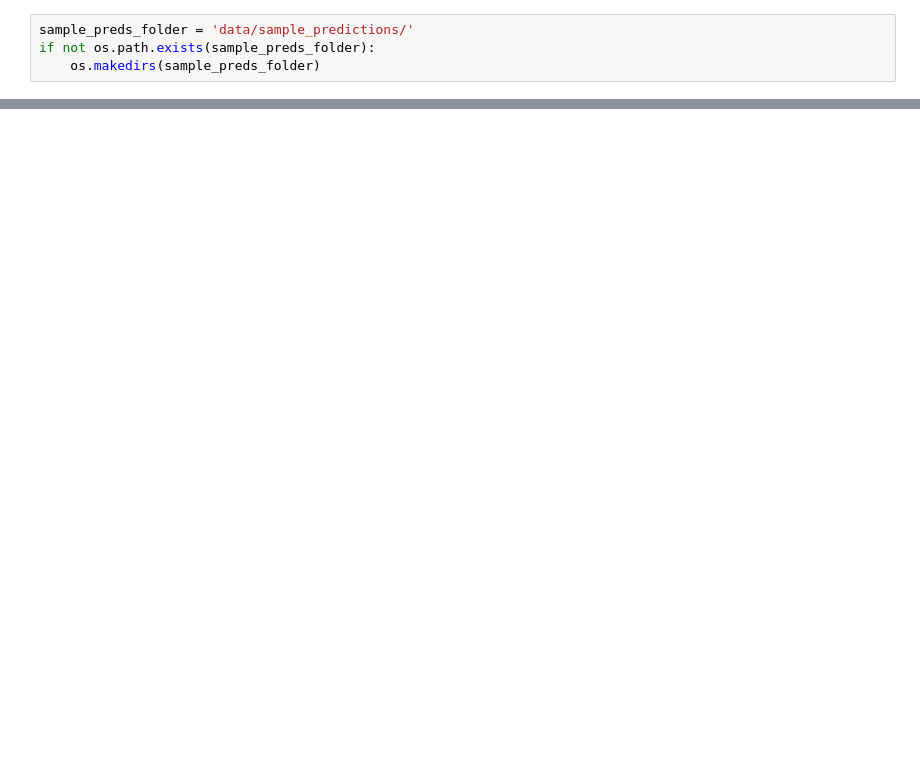
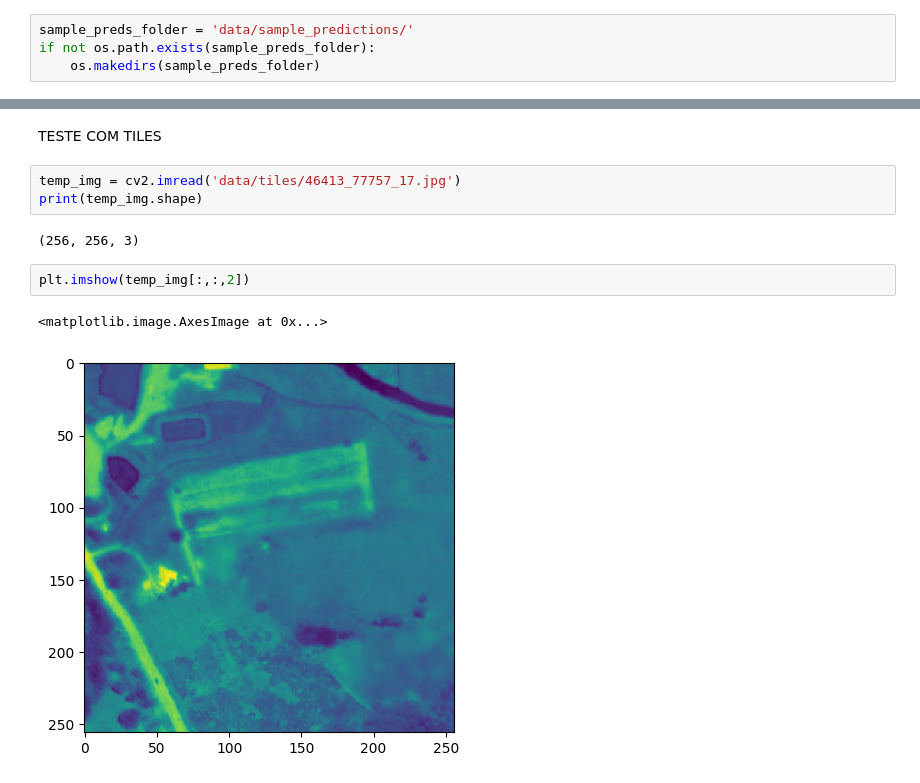
Before and after one commit to lcsferreira/landcover-semantic-segmentation, a Jupyter notebook: kaggle.ipynb, the cells around one changed output, grey strips where cells are left out. Saved outputs shown, nothing was run; the diff lists cells and outputs as text; blank space fills up the shorter version.

```diff
--- a/kaggle.ipynb
+++ b/kaggle.ipynb
@@ -467,0 +520,12 @@ plt.show()
+# %% [markdown]
+TESTE COM TILES
+# %%
+temp_img = cv2.imread('data/tiles/46413_77757_17.jpg')
+print(temp_img.shape)
+# %% [output]
+(256, 256, 3)
+# %%
+plt.imshow(temp_img[:,:,2])
+# %% [output]
+<matplotlib.image.AxesImage at 0x...>
+[figure, added]
```
Also changed, not shown: parts of 28 cells of this notebook.
